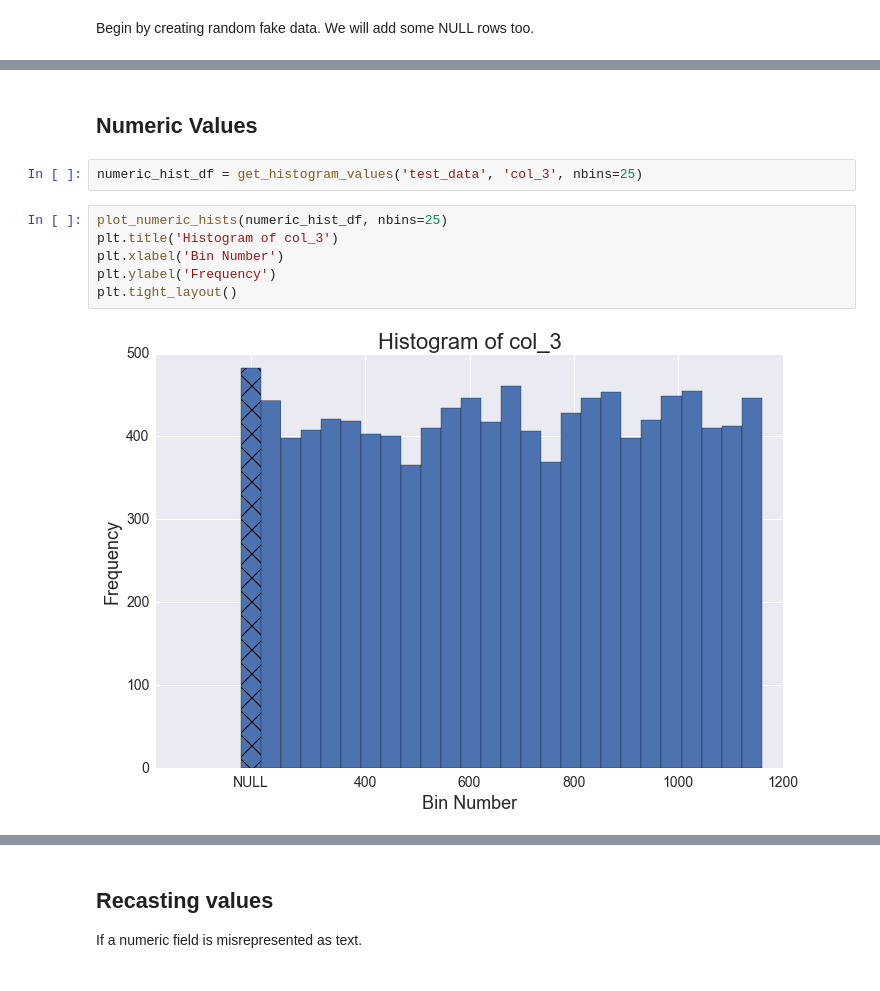
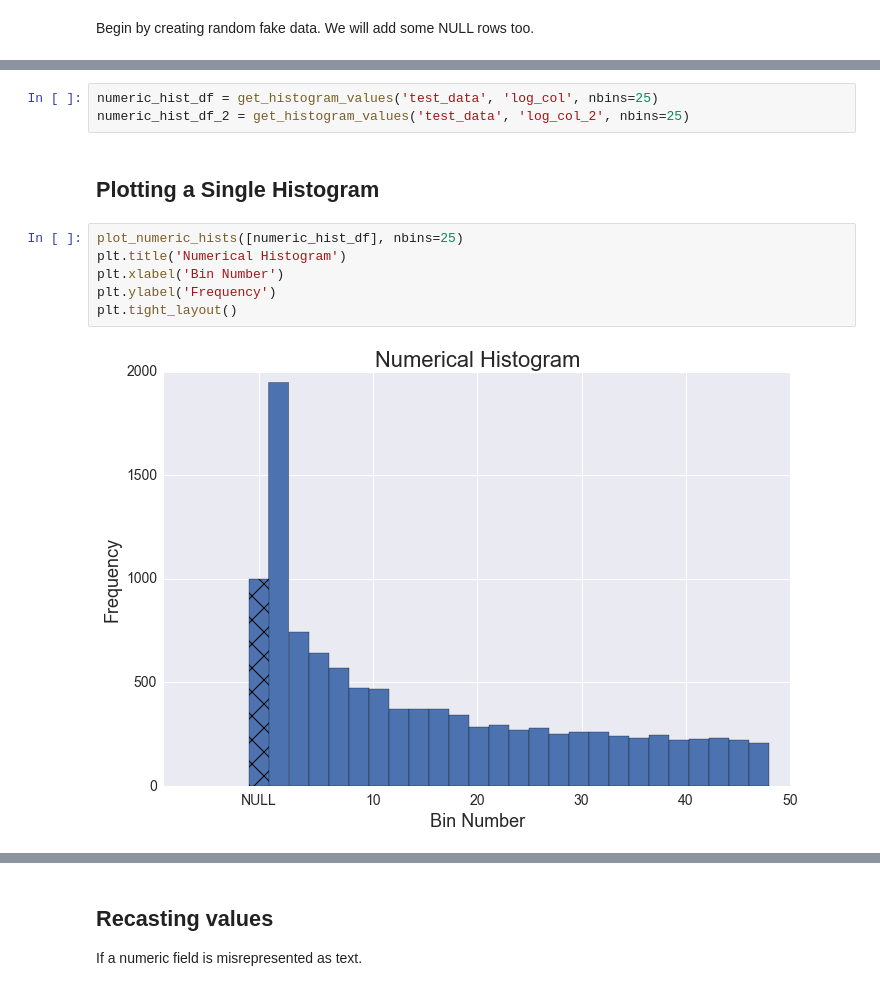
Before and after one commit to gregtam/jupyter-notebook-initializer, a Jupyter notebook: MPP Plotting.ipynb, the cells around one changed output, grey strips where cells are left out. Saved outputs shown, nothing was run; the diff lists cells and outputs as text.

```diff
--- a/MPP Plotting.ipynb
+++ b/MPP Plotting.ipynb
@@ -588,12 +261,13 @@ plt.tight_layout()
-# %% [markdown]
-## Numeric Values
 # %%
-numeric_hist_df = get_histogram_values('test_data', 'col_3', nbins=25)
+numeric_hist_df = get_histogram_values('test_data', 'log_col', nbins=25)
+numeric_hist_df_2 = get_histogram_values('test_data', 'log_col_2', nbins=25)
+# %% [markdown]
+## Plotting a Single Histogram
 # %%
-plot_numeric_hists(numeric_hist_df, nbins=25)
-plt.title('Histogram of col_3')
+plot_numeric_hists([numeric_hist_df], nbins=25)
+plt.title('Numerical Histogram')
 plt.xlabel('Bin Number')
 plt.ylabel('Frequency')
 plt.tight_layout()
 # %% [output]
-[figure, old version]
+[figure, new version]
```
Also changed, not shown: parts of 37 cells of this notebook, 4 other files.
